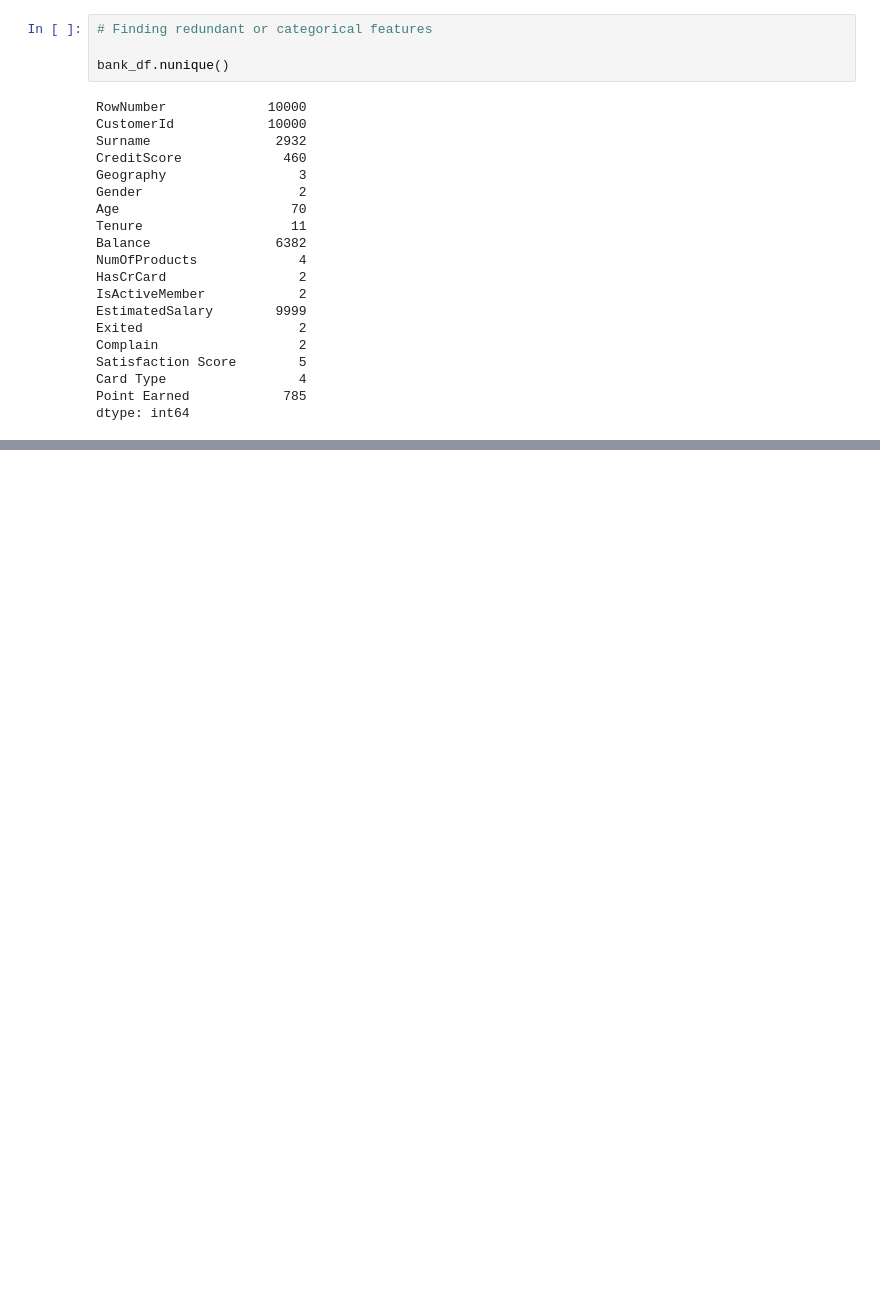
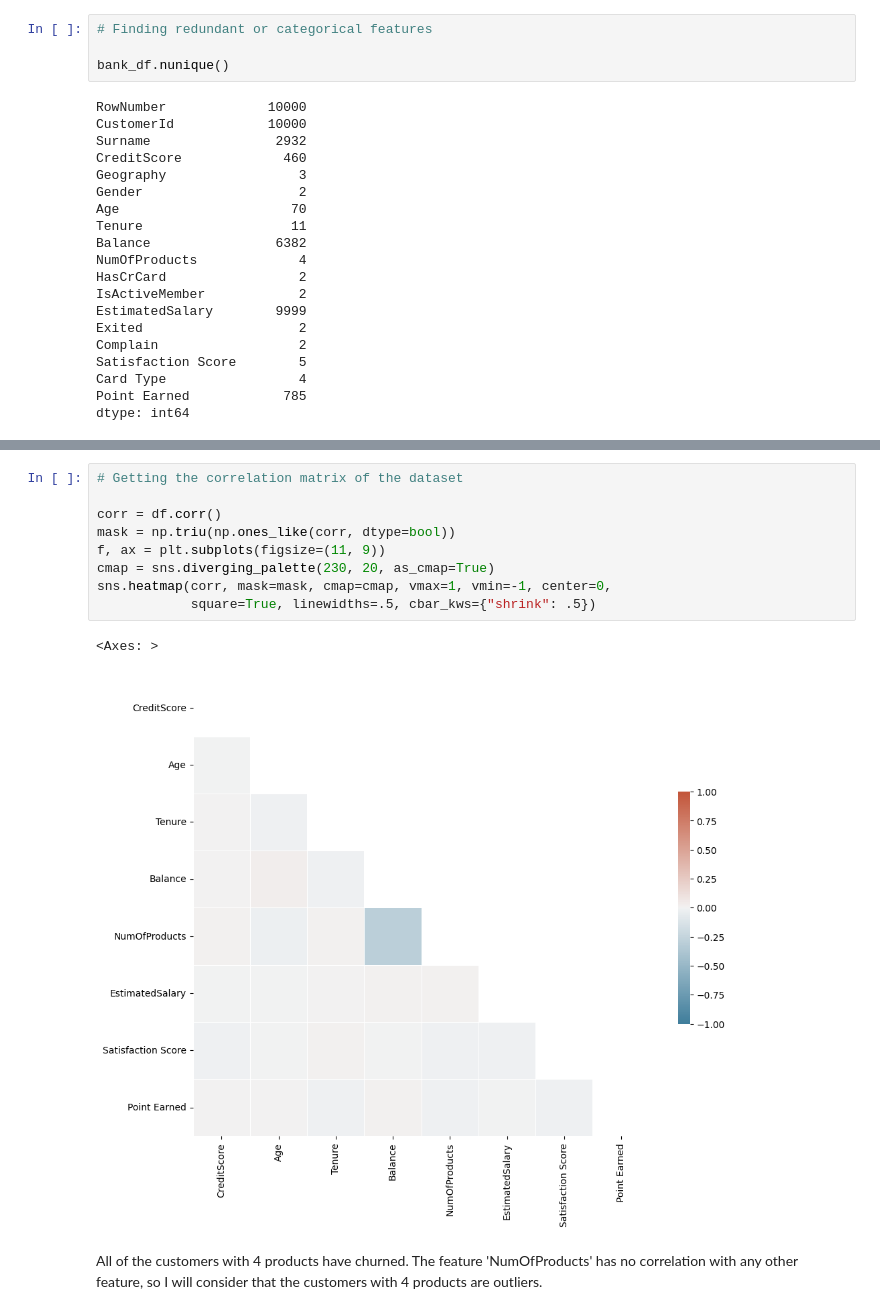
Before and after one commit to lucasanches/eda-bank-customer-churn, a Jupyter notebook: exploratory_analysis.ipynb, the cells around one changed output, grey strips where cells are left out. Drawn from its saved outputs; the diff is of its cells as text; blank space fills up the shorter version.

```diff
--- a/exploratory_analysis.ipynb
+++ b/exploratory_analysis.ipynb
@@ -147,0 +189,14 @@ df.describe(include=[np.number])
+# %%
+# Getting the correlation matrix of the dataset
+
+corr = df.corr()
+mask = np.triu(np.ones_like(corr, dtype=bool))
+f, ax = plt.subplots(figsize=(11, 9))
+cmap = sns.diverging_palette(230, 20, as_cmap=True)
+sns.heatmap(corr, mask=mask, cmap=cmap, vmax=1, vmin=-1, center=0,
+            square=True, linewidths=.5, cbar_kws={"shrink": .5})
+# %% [output]
+<Axes: >
+[figure, added]
+# %% [markdown]
+All of the customers with 4 products have churned. The feature 'NumOfProducts' has no correlation with any other feature, so I will consider that the customers with 4 products are outliers.
```
Also changed, not shown: parts of 14 cells of this notebook.
